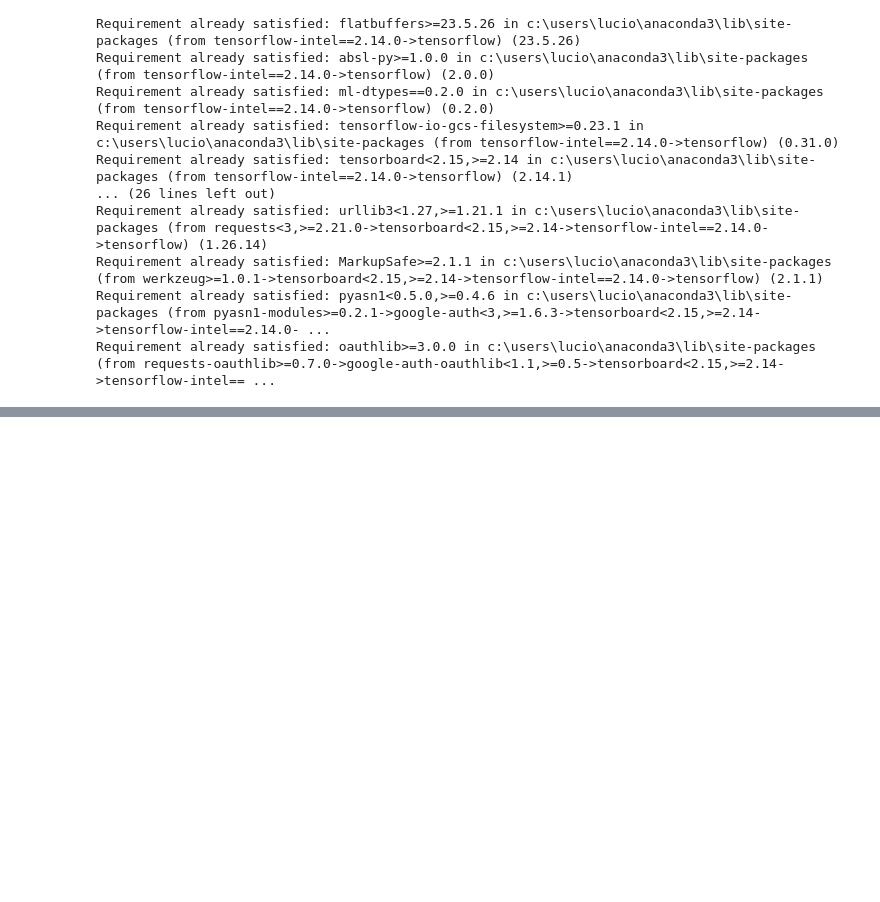
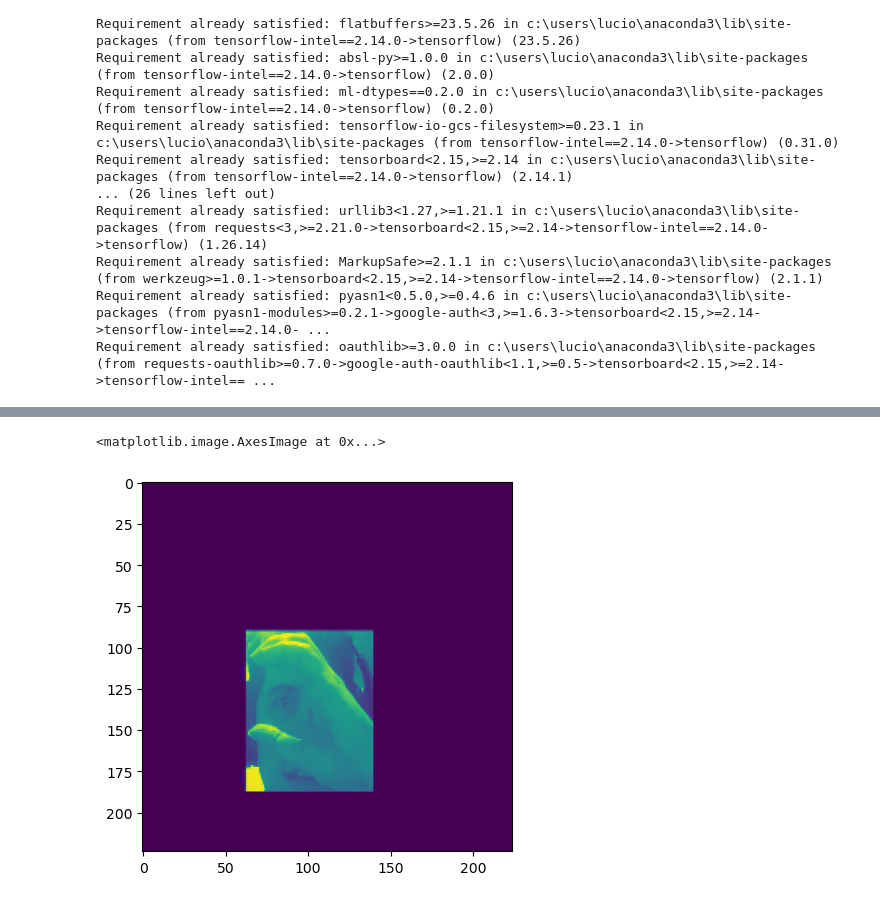
Before and after one commit to luciocallegare/LSA_Models, a Jupyter notebook: experiments.ipynb, the cells around one changed output, grey strips where cells are left out. Drawn from its saved outputs; the diff is of its cells as text; code cells hidden in the pictures; blank space fills up the shorter version.

```diff
--- a/experiments.ipynb
+++ b/experiments.ipynb
@@ -55,9 +56,11 @@ def groupFrames(video_path, n_frames = N_FRAMES, frame_step = 15):
   """
   # Read each video frame by frame
   result = []
+  encoded_string = video_path.encode('latin-1')
+  video_path = encoded_string.decode("utf-8")
   src = cv2.VideoCapture(video_path)
-  print(f'Video url: {video_path}')
   video_length = src.get(cv2.CAP_PROP_FRAME_COUNT)
+  print(f'Video url: {video_path}, video_length:{video_length}')
   need_length = 1 + (n_frames - 1) * frame_step
   if need_length > video_length:
     start = 0
@@ -81,6 +84,7 @@ def groupFrames(video_path, n_frames = N_FRAMES, frame_step = 15):
     else:
       result.append(np.zeros_like(result[0]))
   src.release()
+  cv2.destroyAllWindows()
   result = np.array(result)
   #print('SHAPE RESULT',result.shape)
   return result
@@ -95,5 +99,5 @@ def get_files_and_class_names(path):
     labels = json.load(f)
     classes = np.array(list(map(lambda x: int(find_id(labels,x)['id'])-1,classes)))
     encoded_labels = to_categorical(classes)
-    videos = np.array([groupFrames(str(p)) for p in video_paths ])
+    videos = np.array([groupFrames(str(p)) for p in video_paths],dtype='float16')
     return videos, classes
@@ -126,0 +187,3 @@ model_
+# %%
+vid_unprocessed = './prueba1.avi'
+frames = groupFrames(vid_unprocessed)
@@ -126,0 +196,11 @@ model_
+# %%
+def resizeVid(video,width = WIDTH, height = HEIGHT):
+    resizedVideo = []
+    for img in video:
+        #img = cv2.flip(img,1)
+        img = cv2.resize(img,(width,height))
+        img = np.expand_dims(img, axis=-1)
+        resizedVideo.append(img)
+    return resizedVideo
+# %%
+frames = np.array([resizeVid(frames)])
@@ -126,0 +221,5 @@ model_
+# %%
+plt.imshow(frames[0][4])
+# %% [output]
+<matplotlib.image.AxesImage at 0x...>
+[figure, added]
```
Also changed, not shown: parts of 16 cells of this notebook, 4 other files.
